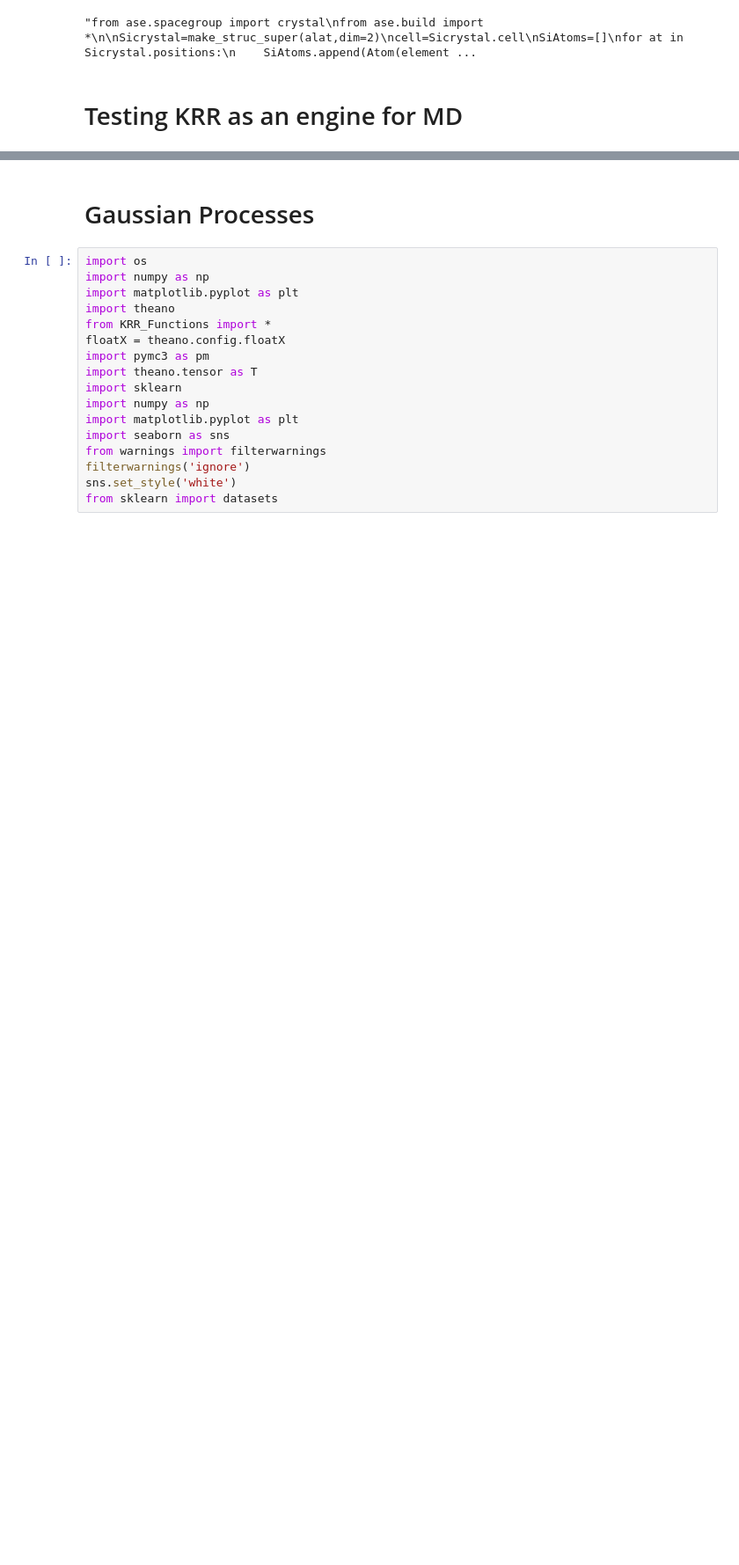
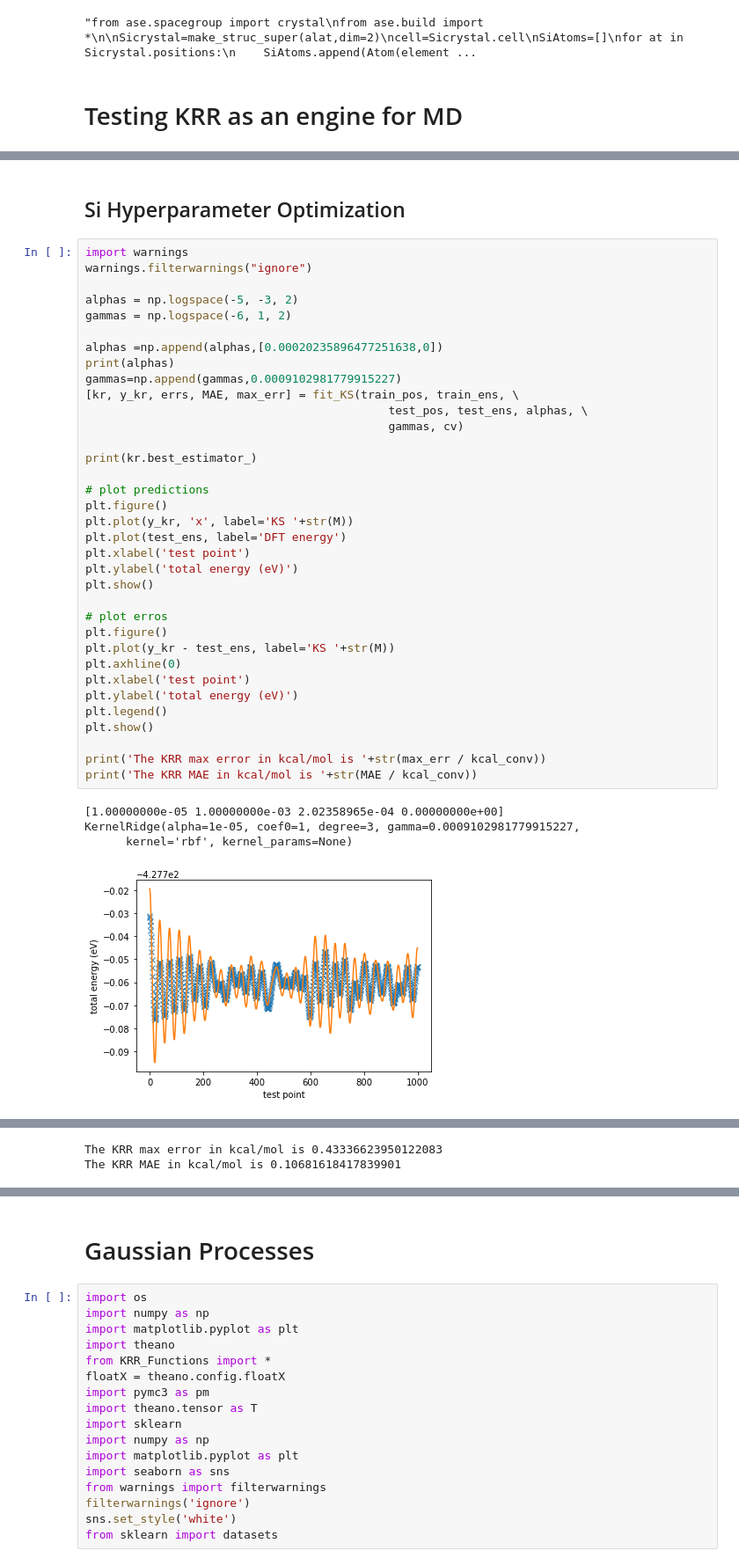
Before and after one commit to simonbatzner/electron-density, a Jupyter notebook: PythonMDEngine.ipynb, the cells around one changed output, grey strips where cells are left out. Shown at 88% size. Saved outputs shown, nothing was run; the diff lists cells and outputs as text; blank space fills up the shorter version.

```diff
--- a/PythonMDEngine.ipynb
+++ b/PythonMDEngine.ipynb
@@ -1015,0 +1173,42 @@ if uncertainty>deviation_threshold:
+# %% [markdown]
+## Si Hyperparameter Optimization
+# %%
+import warnings
+warnings.filterwarnings("ignore")
+
+alphas = np.logspace(-5, -3, 2)
+gammas = np.logspace(-6, 1, 2)
+
+alphas =np.append(alphas,[0.00020235896477251638,0])
+print(alphas)
+gammas=np.append(gammas,0.0009102981779915227)
+[kr, y_kr, errs, MAE, max_err] = fit_KS(train_pos, train_ens, \
+                                            test_pos, test_ens, alphas, \
+                                            gammas, cv)
+
+print(kr.best_estimator_)
+
+# plot predictions
+plt.figure()
+plt.plot(y_kr, 'x', label='KS '+str(M))
+plt.plot(test_ens, label='DFT energy')
+plt.xlabel('test point')
+plt.ylabel('total energy (eV)')
+plt.show()
+
+# plot erros
+plt.figure()
+plt.plot(y_kr - test_ens, label='KS '+str(M))
+plt.axhline(0)
+plt.xlabel('test point')
+plt.ylabel('total energy (eV)')
+plt.legend()
+plt.show()
+
+print('The KRR max error in kcal/mol is '+str(max_err / kcal_conv))
+print('The KRR MAE in kcal/mol is '+str(MAE / kcal_conv))
+# %% [output]
+[1.00000000e-05 1.00000000e-03 2.02358965e-04 0.00000000e+00]
+KernelRidge(alpha=1e-05, coef0=1, degree=3, gamma=0.0009102981779915227,
+      kernel='rbf', kernel_params=None)
+[figure, added]
@@ -1015,0 +1216,2 @@ if uncertainty>deviation_threshold:
+The KRR max error in kcal/mol is 0.43336623950122083
+The KRR MAE in kcal/mol is 0.10681618417839901
```
Also changed, not shown: parts of 22 cells of this notebook, 1 other file.
